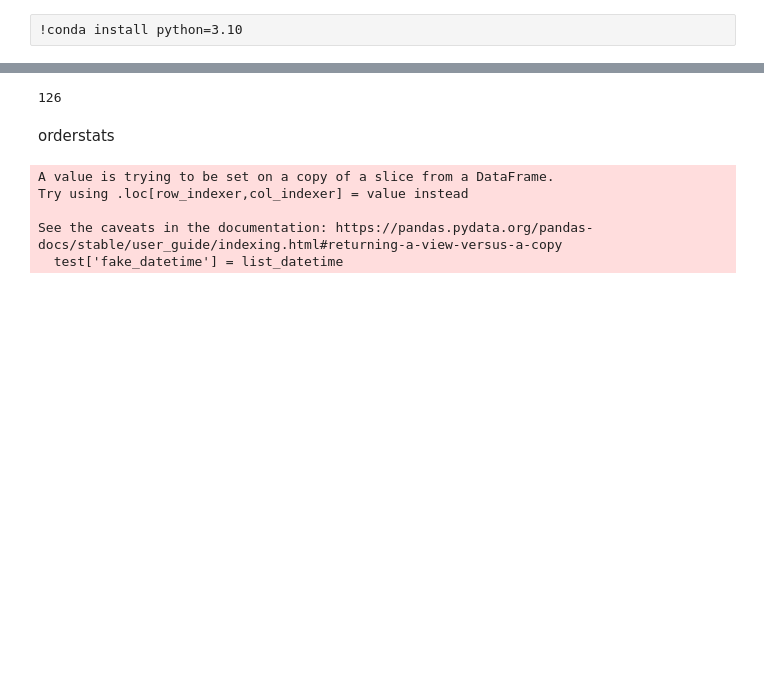
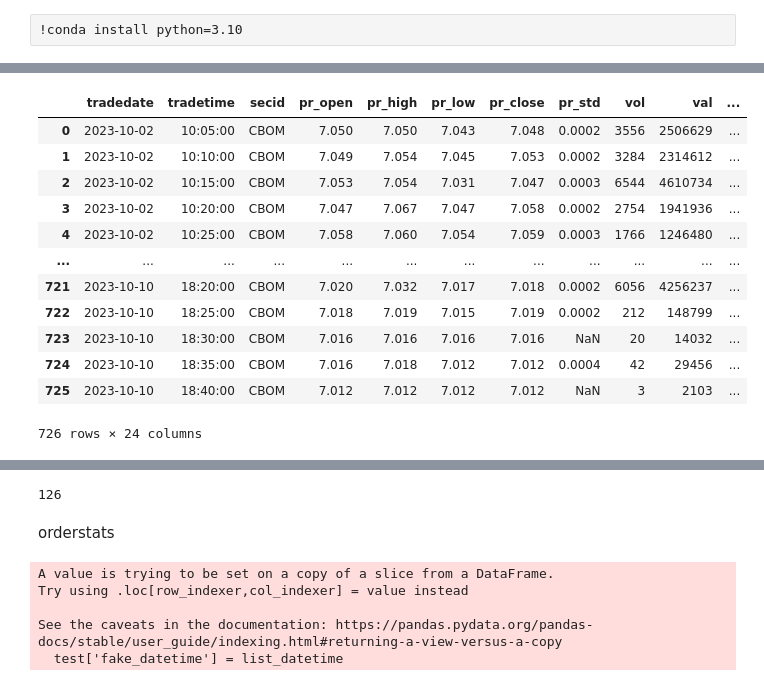
Before and after one commit to VAnufrikov/Go.Algo, a Jupyter notebook: data_moex.ipynb, the cells around one changed output, grey strips where cells are left out. Saved outputs shown, nothing was run; the diff lists cells and outputs as text; code cells hidden in the pictures; blank space fills up the shorter version.

```diff
--- a/data_moex.ipynb
+++ b/data_moex.ipynb
@@ -103,0 +111,22 @@ df = pd.read_csv('tradestats_CBOM.csv', engine='python', encoding='cp1251', sep=
+# %%
+import pandas as pd
+
+# Создание DataFrame (замените эту часть кода вашим собственным способом получения DataFrame)
+data = {
+    'Date': ['2023-01-01', '2023-01-02', '2023-01-03', '2023-01-04', '2023-01-05'],
+    'Price': [100, 150, 130, 200, 180]
+}
+df = pd.DataFrame(data)
+
+# Рассчет EMA по значениям цены актива
+ema = df['Price'].ewm(span=2, adjust=False).mean()
+
+# Считаем DEMA от этого индикатора
+dema = 2 * ema - ema.ewm(span=2, adjust=False).mean()
+
+# Рассчет индикатора = ( 2 х EMA ) — DEMA
+indicator = 2 * ema - dema
+
+df['DEMA'] = indicator  # добавление DEMA в DataFrame
+
+print(df)
@@ -103,0 +149,2 @@ df = pd.read_csv('tradestats_CBOM.csv', engine='python', encoding='cp1251', sep=
+# %%
+df['50-Day-SMA'] = df['pr_close'].rolling(window=50).mean()
@@ -104,3 +171,19 @@ df = pd.read_csv('tradestats_CBOM.csv', engine='python', encoding='cp1251', sep=
+# %%
+df.head(1000)
+# %% [output]
+|  | tradedate | tradetime | secid | pr_open | pr_high | pr_low | pr_close | pr_std | vol | val | ... |
+| 0 | 2023-10-02 | 10:05:00 | CBOM | 7.050 | 7.050 | 7.043 | 7.048 | 0.0002 | 3556 | 2506629 | ... |
+| 1 | 2023-10-02 | 10:10:00 | CBOM | 7.049 | 7.054 | 7.045 | 7.053 | 0.0002 | 3284 | 2314612 | ... |
+| 2 | 2023-10-02 | 10:15:00 | CBOM | 7.053 | 7.054 | 7.031 | 7.047 | 0.0003 | 6544 | 4610734 | ... |
+| 3 | 2023-10-02 | 10:20:00 | CBOM | 7.047 | 7.067 | 7.047 | 7.058 | 0.0002 | 2754 | 1941936 | ... |
+| 4 | 2023-10-02 | 10:25:00 | CBOM | 7.058 | 7.060 | 7.054 | 7.059 | 0.0003 | 1766 | 1246480 | ... |
+| ... | ... | ... | ... | ... | ... | ... | ... | ... | ... | ... | ... |
+| 721 | 2023-10-10 | 18:20:00 | CBOM | 7.020 | 7.032 | 7.017 | 7.018 | 0.0002 | 6056 | 4256237 | ... |
+| 722 | 2023-10-10 | 18:25:00 | CBOM | 7.018 | 7.019 | 7.015 | 7.019 | 0.0002 | 212 | 148799 | ... |
+| 723 | 2023-10-10 | 18:30:00 | CBOM | 7.016 | 7.016 | 7.016 | 7.016 | NaN | 20 | 14032 | ... |
+| 724 | 2023-10-10 | 18:35:00 | CBOM | 7.016 | 7.018 | 7.012 | 7.012 | 0.0004 | 42 | 29456 | ... |
+| 725 | 2023-10-10 | 18:40:00 | CBOM | 7.012 | 7.012 | 7.012 | 7.012 | NaN | 3 | 2103 | ... |
+726 rows × 24 columns
 # %%
 df.columns
 # %%
```
Also changed, not shown: parts of 5 cells of this notebook, 5 other files.
